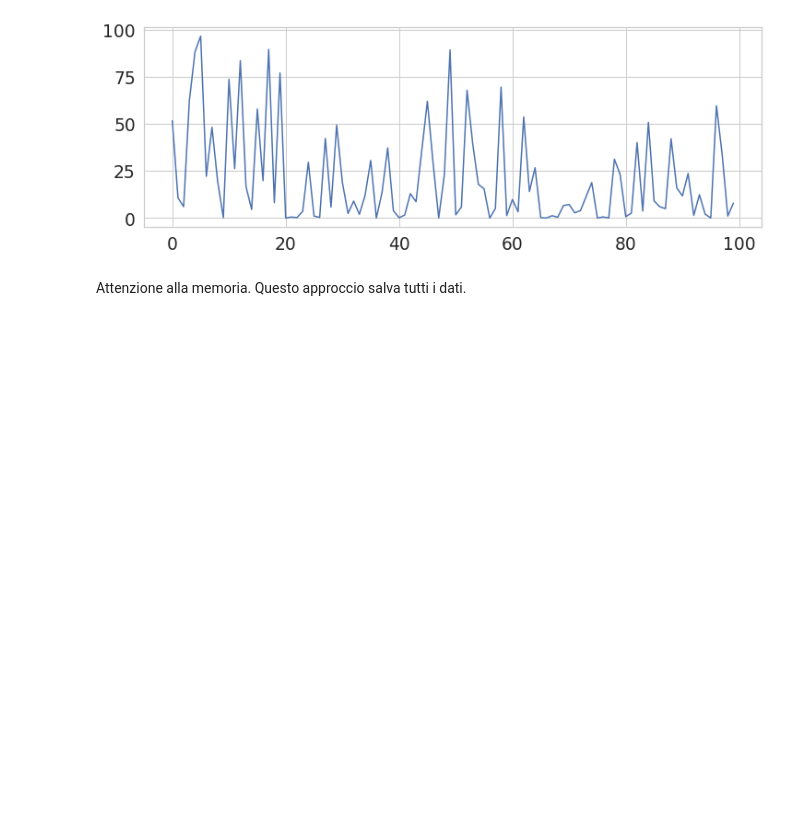
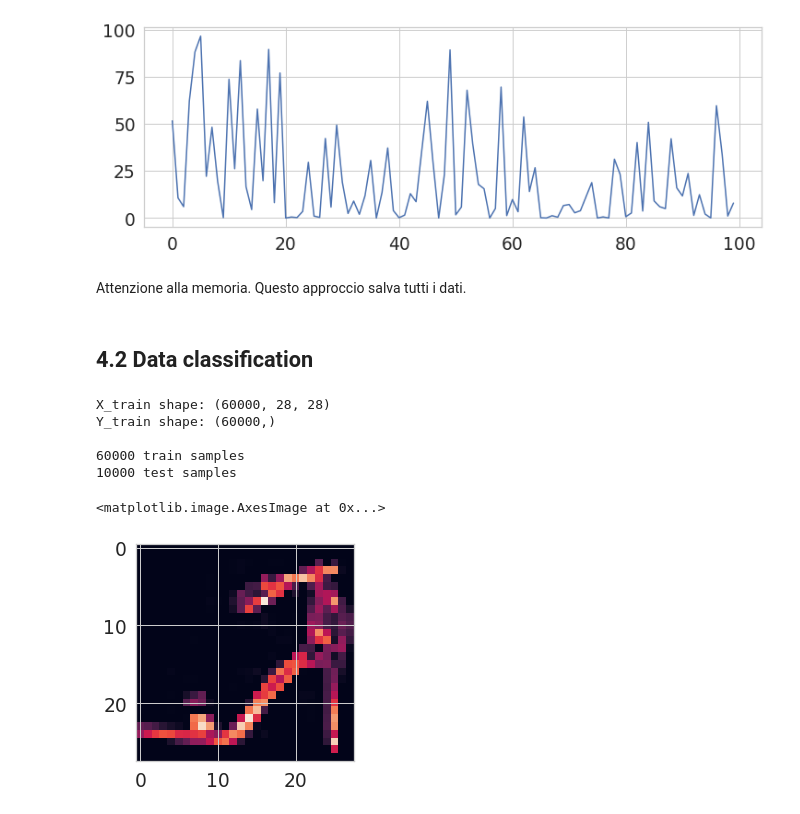
Before and after one commit to MatteoRobbiati/DeepLearning, a Jupyter notebook: Ex04.ipynb, the cells around one changed output. Drawn from its saved outputs; the diff is of its cells as text; code cells hidden in the pictures; blank space fills up the shorter version.

```diff
--- a/Ex04.ipynb
+++ b/Ex04.ipynb
@@ -77,3 +92,32 @@ plt.show()
 [figure]
 # %% [markdown]
 Attenzione alla memoria. Questo approccio salva tutti i dati.
+# %% [markdown]
+## 4.2 Data classification
+# %%
+img_rows, img_cols = 28, 28
+num_classes = 10
+labels = ['T-shirt/top', 'Trouser', 'Pullover', 'Dress', 'Coat', 'Sandal', 'Shirt', 'Sneaker', 'Bag', 'Ankle boot']
+
+# the data, split between train and test sets
+(X_train, Y_train), (X_test, Y_test) = fashion_mnist.load_data()
+
+print('X_train shape:', X_train.shape)
+print('Y_train shape:', Y_train.shape)
+print()
+print(X_train.shape[0], 'train samples')
+print(X_test.shape[0], 'test samples')
+# %% [output]
+X_train shape: (60000, 28, 28)
+Y_train shape: (60000,)
+
+60000 train samples
+10000 test samples
+# %%
+#rnd = np.random.uniform(0,60000, 10)
+#or i in rnd: i=int(i)
+
+plt.imshow(X_train[8])
+# %% [output]
+<matplotlib.image.AxesImage at 0x...>
+[figure, added]
```
Also changed, not shown: parts of 7 cells of this notebook.
